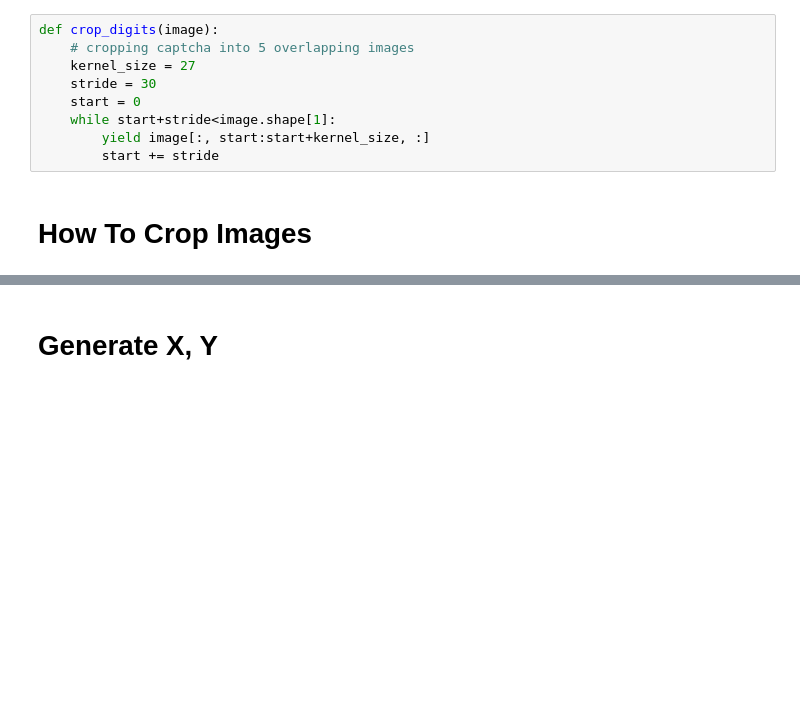
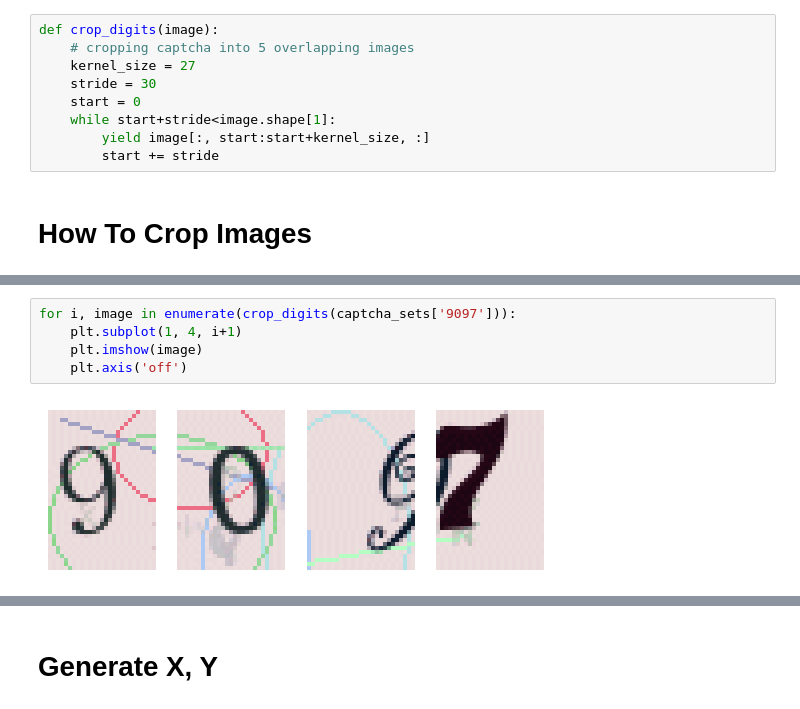
Before and after one commit to afsharino/Freelance-Projects, a Jupyter notebook: src/Model.ipynb, the cells around one changed output, grey strips where cells are left out. Saved outputs shown, nothing was run; the diff lists cells and outputs as text; blank space fills up the shorter version.

```diff
--- a/src/Model.ipynb
+++ b/src/Model.ipynb
@@ -85,3 +98,10 @@ plt.axvline(117, color='red', linestyle='--')
+# %%
+for i, image in enumerate(crop_digits(captcha_sets['9097'])):
+    plt.subplot(1, 4, i+1)
+    plt.imshow(image)
+    plt.axis('off')
+# %% [output]
+[figure, added]
 # %%
 for i, image in enumerate(crop_digits(captcha_sets[np.random.choice(list(captcha_sets.keys()))])):
     plt.subplot(1, 4, i+1)
```
Also changed, not shown: parts of 13 cells of this notebook, 1 other file.
